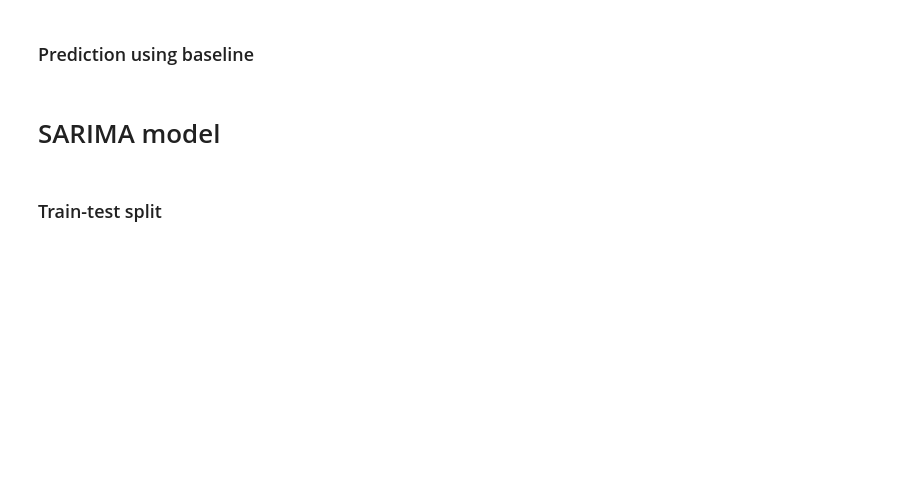
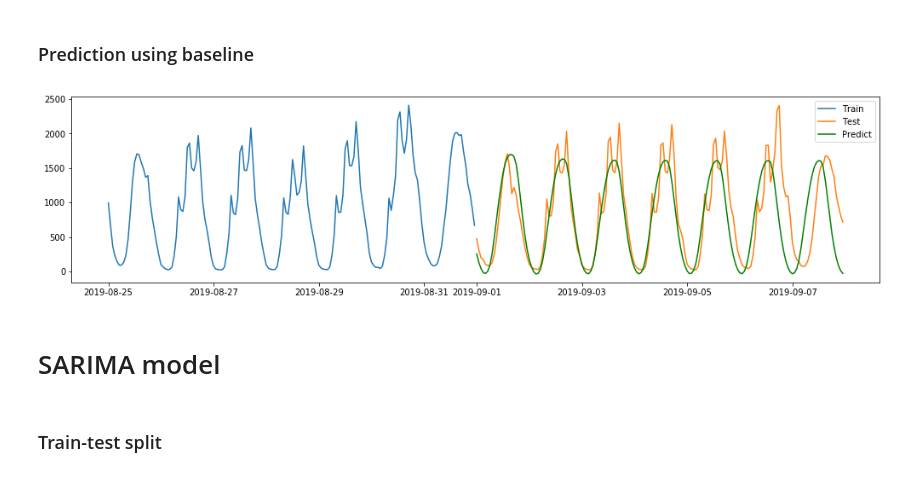
Before and after one commit to khairulomar/Melbourne_pedestrian, a Jupyter notebook: Melbourne_pedestrian.ipynb, the cells around one changed output. Drawn from its saved outputs; the diff is of its cells as text; code cells hidden in the pictures; blank space fills up the shorter version.

```diff
--- a/Melbourne_pedestrian.ipynb
+++ b/Melbourne_pedestrian.ipynb
@@ -726,23 +728,25 @@ future_hours = 24 * future_days
 # %%
 # Open from pickle
 filename = 'saved_models/pickle_lstm_base_predict1_recalc4.sav'
 prediction_output = pickle.load(open(filename, 'rb'))
 
 # Scaler for total Group 1
 scaler = MinMaxScaler()
 scaler.fit(np.array(dfn_train[1]).reshape(-1,1))
 
 # Inverse transform and assign to dataframe (NEW)
 pred = scaler.inverse_transform(np.array(prediction_output).reshape(-1, 1))
 df_pred = pd.DataFrame(pred, index=dfn_test[1][:future_hours].index)
 
 # Plot train, test and predict
-fig, ax = plt.subplots(figsize=(17,5))
+fig, ax = plt.subplots(figsize=(17,4))
 plt.plot(dfn_train[1][-(24*7):], label='Train')
 plt.plot(dfn_test[1][:future_hours], label='Test')
 plt.plot(df_pred, label='Predict', c='g')
 plt.legend()
 plt.show()
+# %% [output]
+[figure, added]
 # %% [markdown]
 # SARIMA model
 # %% [markdown]
```
Also changed, not shown: parts of 27 cells of this notebook.
